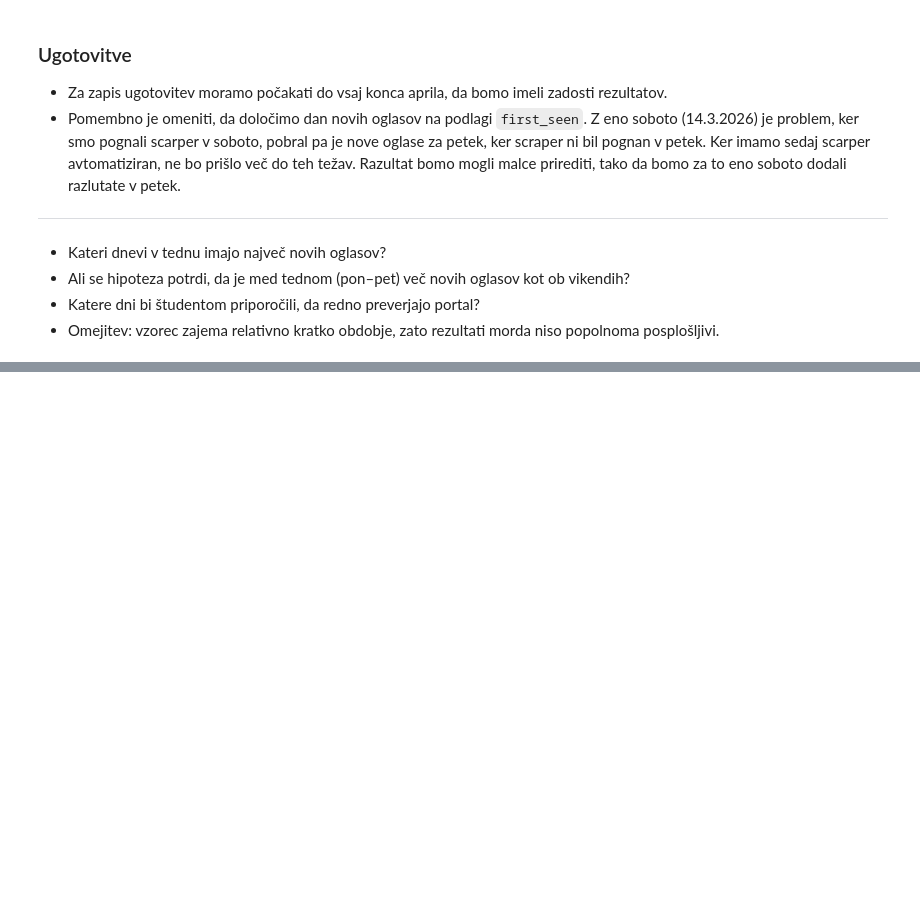
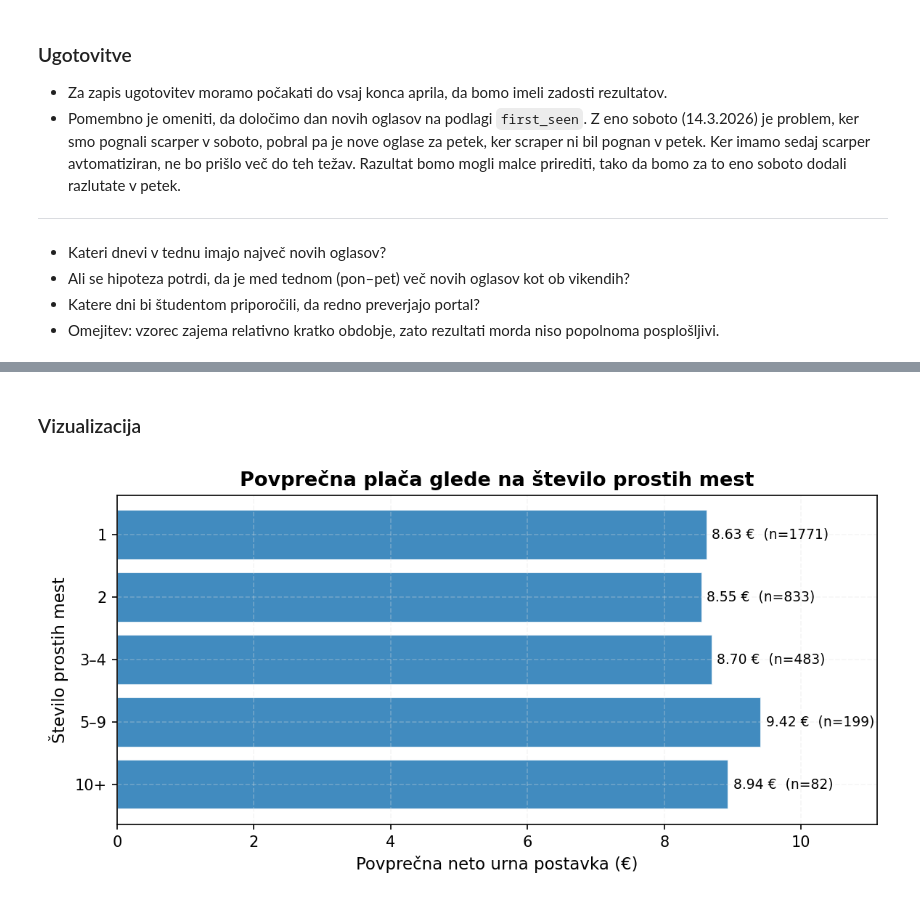
Before and after one commit to svenko99/PR2608, a Jupyter notebook: src/notebook/rezultati.ipynb, the cells around one changed output, grey strips where cells are left out. Cells and saved outputs as stored; diff of their text form; code cells hidden in the pictures; blank space fills up the shorter version.

```diff
--- a/src/notebook/rezultati.ipynb
+++ b/src/notebook/rezultati.ipynb
@@ -946,0 +992,28 @@ plt.show()
+# %% [markdown]
+### Vizualizacija
+# %%
+fig, ax = plt.subplots(figsize=(8, 4))
+
+bars = ax.barh(
+    pay_by_positions.index,
+    pay_by_positions["Povprečje (€)"],
+    color=COLORS[0],
+    edgecolor="white",
+    alpha=0.85,
+)
+ax.bar_label(
+    bars,
+    labels=[f"{v:.2f} €  (n={n})" for v, n in zip(pay_by_positions["Povprečje (€)"], pay_by_positions["Št. oglasov"])],
+    padding=3,
+    fontsize=9,
+)
+
+ax.set_ylabel("Število prostih mest")
+ax.set_xlabel("Povprečna neto urna postavka (€)")
+ax.set_title("Povprečna plača glede na število prostih mest")
+ax.set_xlim(right=pay_by_positions["Povprečje (€)"].max() * 1.18)
+ax.invert_yaxis()
+plt.tight_layout()
+plt.show()
+# %% [output]
+[figure, added]
```
Also changed, not shown: parts of 6 cells of this notebook.
